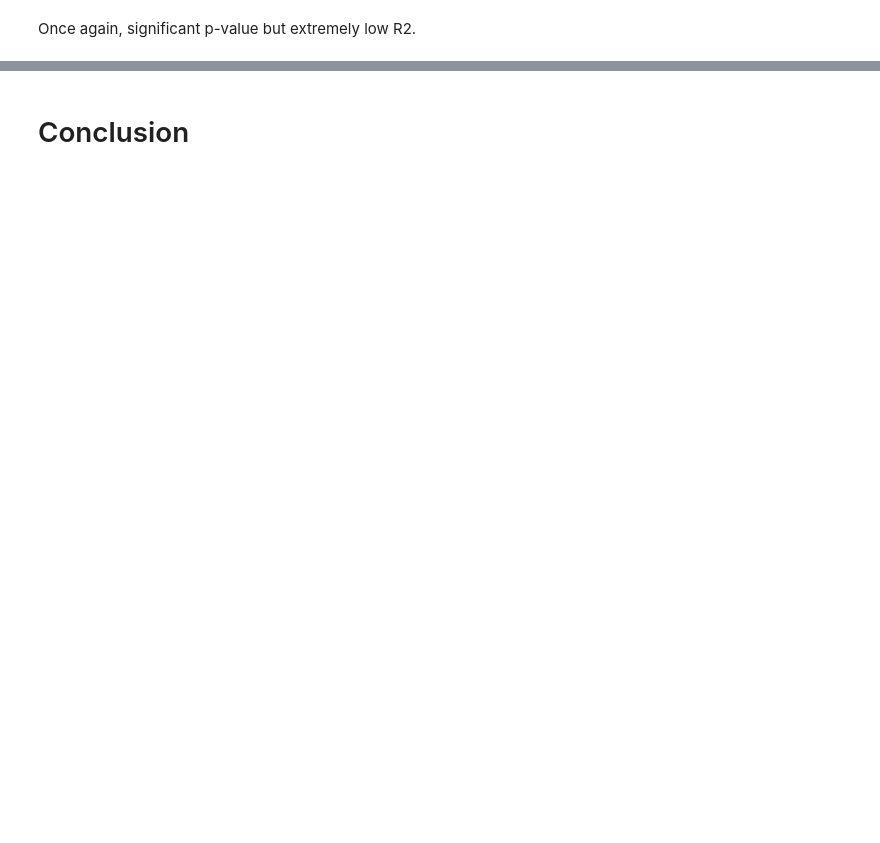
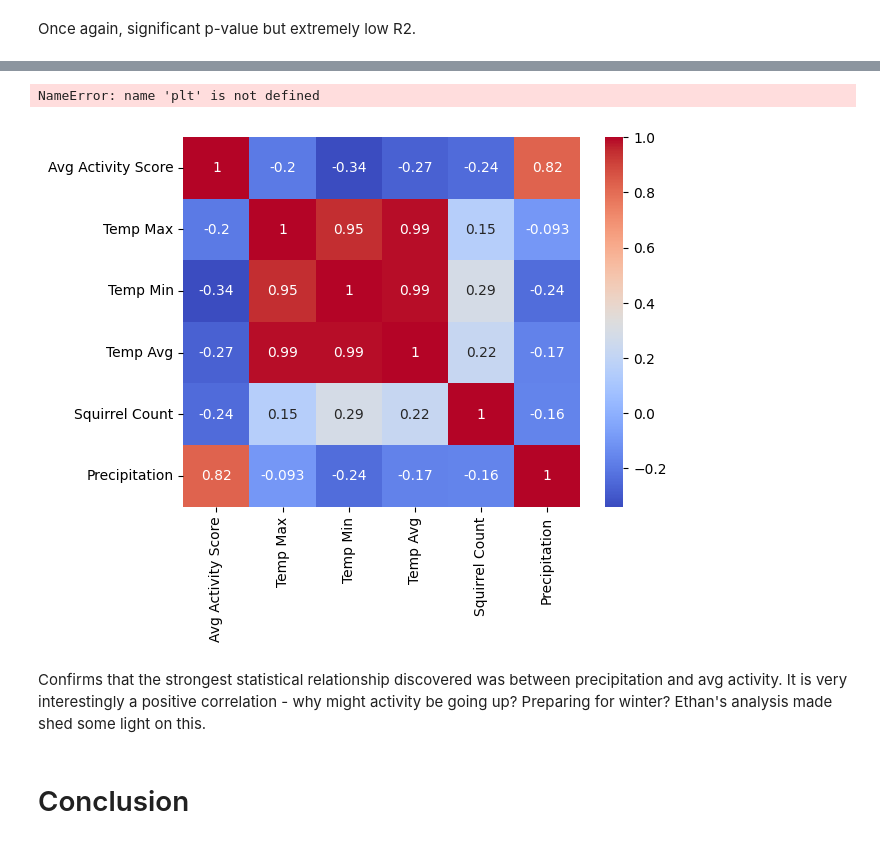
Before and after one commit to envirodatascience/final-project-go-squirrels, a Jupyter notebook: Sophie's_Squirrel_Notebook.ipynb, the cells around one changed output, grey strips where cells are left out. Drawn from its saved outputs; the diff is of its cells as text; code cells hidden in the pictures; blank space fills up the shorter version.

```diff
--- a/Sophie's_Squirrel_Notebook.ipynb
+++ b/Sophie's_Squirrel_Notebook.ipynb
@@ -584,0 +599,6 @@ Once again, significant p-value but extremely low R2.
+# %%
+merged_df['Squirrel Count'] = squirrel_counts_by_date['Squirrel Count'] #add squirrel count to merged df
+# %%
+#Check correlation between activity score, squirrel count, temperature, and precipitation
+correlation_matrix = merged_df[['Avg Activity Score', 'Temp Max', 'Temp Min', 'Temp Avg', 'Squirrel Count', 'Precipitation']].corr()
+correlation_matrix
@@ -585,3 +613,12 @@ Once again, significant p-value but extremely low R2.
+# %%
+sns.heatmap(correlation_matrix, annot=True, cmap='coolwarm')
+plt.title('Correlation Heatmap')
+plt.show()
+# %% [output]
+NameError: name 'plt' is not defined
+[figure, added]
+# %% [markdown]
+Confirms that the strongest statistical relationship discovered was between precipitation and avg activity. It is very interestingly a positive correlation - why might activity be going up? Preparing for winter? Ethan's analysis made shed some light on this.
 # %% [markdown]
 # Conclusion
 # %% [markdown]
```
Also changed, not shown: parts of 41 cells of this notebook.
